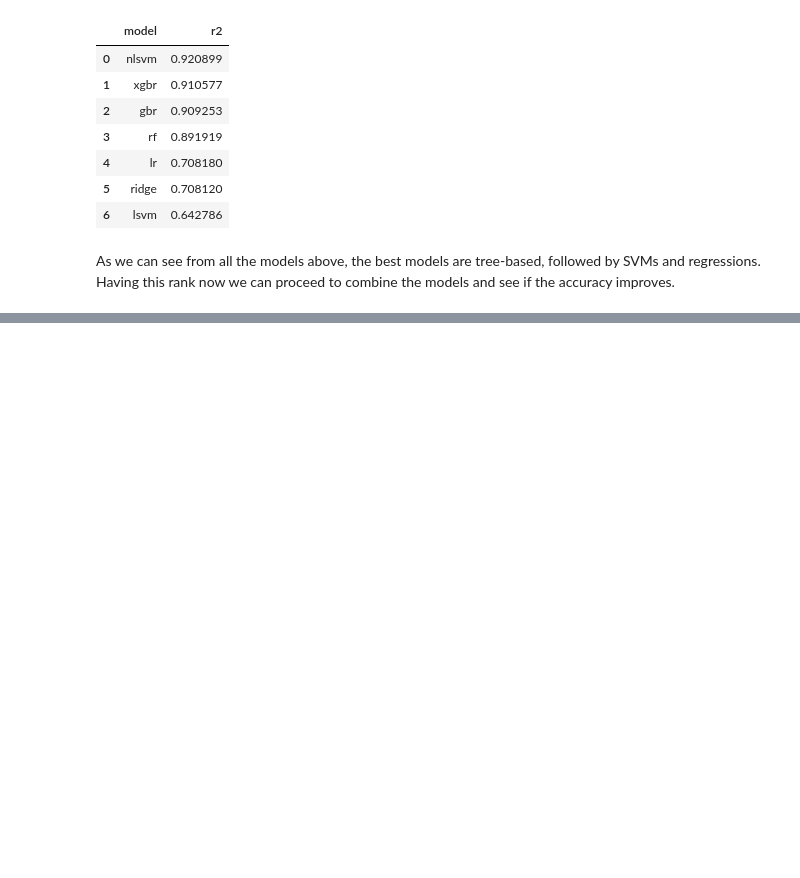
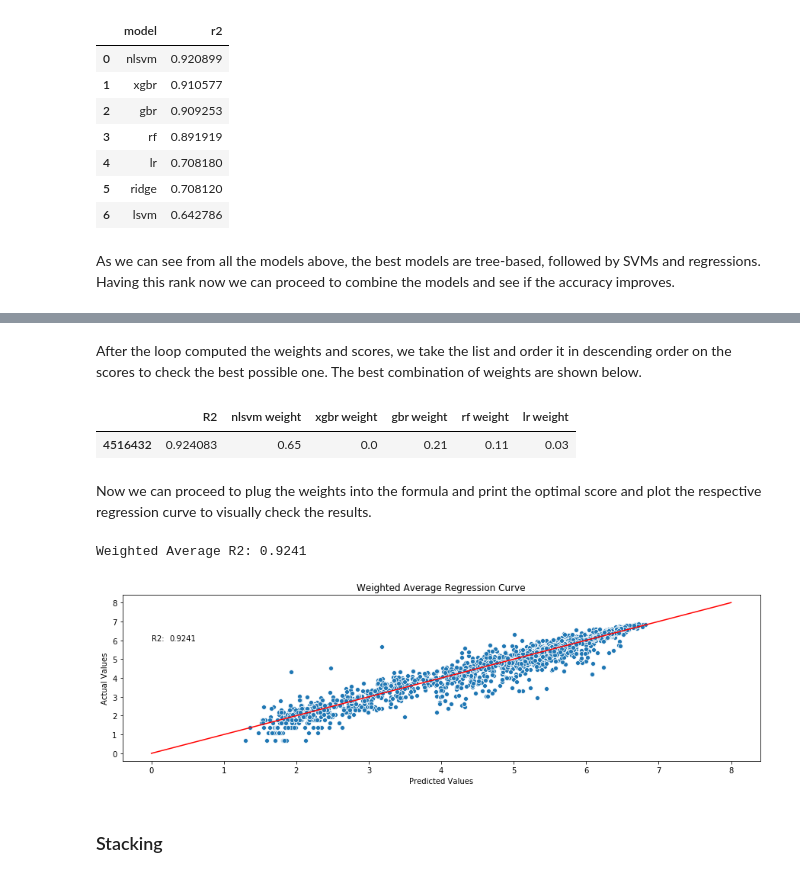
Before and after one commit to lhandal/bike_sharing_dask, a Jupyter notebook: Dask_Bike-Sharing_Leandro_Handal.ipynb, the cells around one changed output, grey strips where cells are left out. Saved outputs shown, nothing was run; the diff lists cells and outputs as text; code cells hidden in the pictures; blank space fills up the shorter version.

Commit message:
Modeling - Mixed Models
Combination of models using:
- Weighted Average
- Stacking (GBR)

```diff
--- a/Dask_Bike-Sharing_Leandro_Handal.ipynb
+++ b/Dask_Bike-Sharing_Leandro_Handal.ipynb
@@ -1152,0 +1208,52 @@ As we can see from all the models above, the best models are tree-based, followe
+# %% [markdown]
+After the loop computed the weights and scores, we take the list and order it in descending order on the scores to check the best possible one. The best combination of weights are shown below.
+# %%
+optimal_weight = pd.DataFrame(lst).sort_values(0, ascending=False).head()[0:1]
+optimal_weight.rename(
+    columns={
+        0: "R2",
+        1: top_models.model[0] + " weight",
+        2: top_models.model[1] + " weight",
+        3: top_models.model[2] + " weight",
+        4: top_models.model[3] + " weight",
+        5: top_models.model[4] + " weight",
+    },
+    inplace=True,
+)
+optimal_weight
+# %% [output]
+|  | R2 | nlsvm weight | xgbr weight | gbr weight | rf weight | lr weight |
+| 4516432 | 0.924083 | 0.65 | 0.0 | 0.21 | 0.11 | 0.03 |
+# %% [markdown]
+Now we can proceed to plug the weights into the formula and print the optimal score and plot the respective regression curve to visually check the results.
+# %%
+y_pred_weighted = (
+    eval("y_pred_" + top_models.model[0]) * optimal_weight.iloc[0, 1]
+    + eval("y_pred_" + top_models.model[1]) * optimal_weight.iloc[0, 2]
+    + eval("y_pred_" + top_models.model[2]) * optimal_weight.iloc[0, 3]
+    + eval("y_pred_" + top_models.model[3]) * optimal_weight.iloc[0, 4]
+    + eval("y_pred_" + top_models.model[4]) * optimal_weight.iloc[0, 5]
+)
+weighted_score = round(r2_score(y_test, y_pred_weighted), 4)
+print("Weighted Average R2: {}".format(weighted_score))
+# %% [output]
+Weighted Average R2: 0.9241
+# %%
+def weighted_plot():
+    plt.subplots(figsize=(15, 4))
+    ax = sns.scatterplot(y_pred_weighted, y_test)
+    ax.set_title("Weighted Average Regression Curve")
+    ax.set_ylabel("Actual Values")
+    ax.set_xlabel("Predicted Values")
+    X_plot = np.linspace(0, 8, 2)
+    Y_plot = X_plot
+    ax.plot(X_plot, Y_plot, color="r")
+    ax.text(0, 6, "R2:")
+    ax.text(0.25, 6, weighted_score)
+
+
+weighted_plot()
+# %% [output]
+[figure, added]
+# %% [markdown]
+### Stacking<a class="anchor" id="6.4.2"></a>
```
Also changed, not shown: parts of 15 cells of this notebook.
